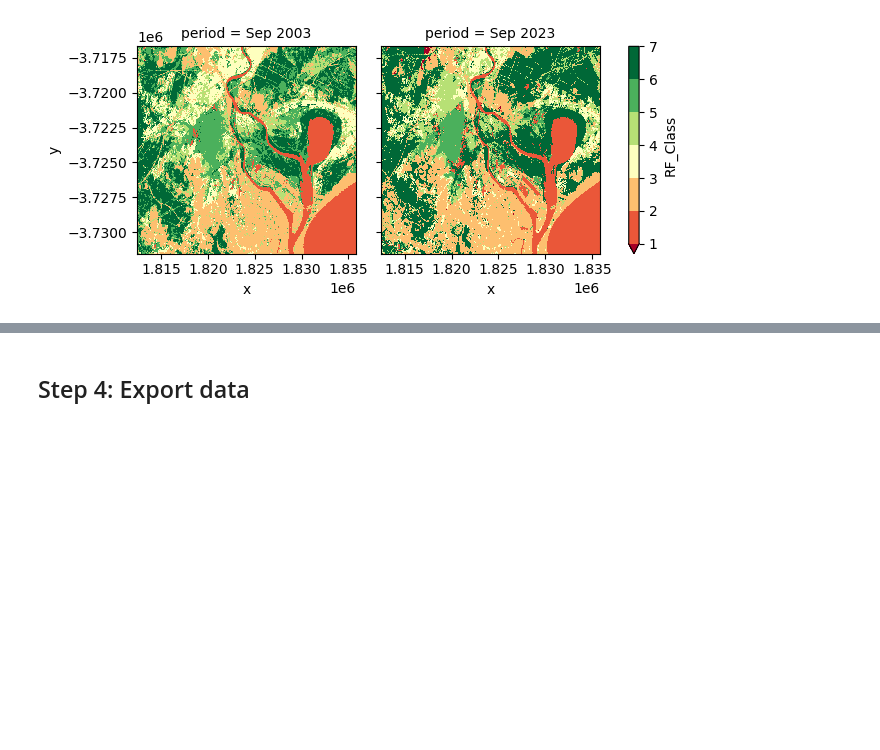
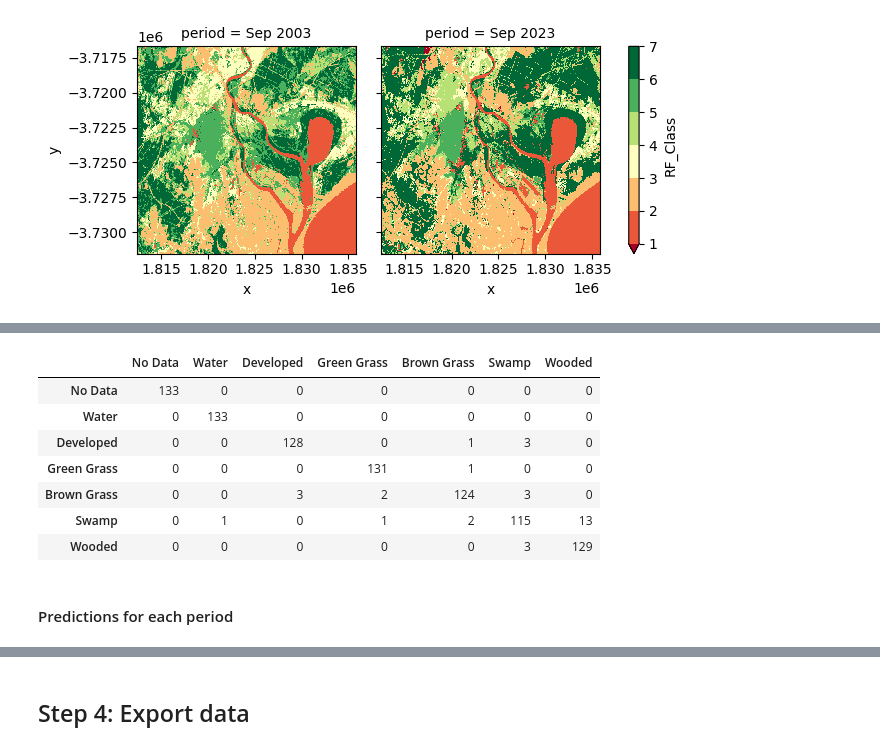
Before and after one commit to mjdear68/Hunter_Estuary_KBA, a Jupyter notebook: nbk/class_data_prep.ipynb, the cells around one changed output, grey strips where cells are left out. Saved outputs shown, nothing was run; the diff lists cells and outputs as text; code cells hidden in the pictures; blank space fills up the shorter version.

```diff
--- a/nbk/class_data_prep.ipynb
+++ b/nbk/class_data_prep.ipynb
@@ -642,0 +945,3 @@ ds.RF_Class.plot(col='period',
+# %%
+svm_vars = [list(ds.data_vars.keys())[i] for i in np.arange(9)]
+svm_vars
@@ -642,0 +971,7 @@ ds.RF_Class.plot(col='period',
+# %%
+X = [gdf[svm_vars] for gdf in gtp_equal]
+y = [gdf[y_var] for gdf in gtp_equal]
+# %%
+# Need to use `stratify` to get the same number of samples in each class
+# https://stackoverflow.com/a/29477256/8299958
+gtp_tt = [train_test_split(X[i], y[i], test_size=0.2, stratify=y[i], random_state=random_state) for i in [0,1]]
@@ -642,0 +1080,15 @@ ds.RF_Class.plot(col='period',
+# %%
+# For copying to the report
+cm[0]
+# cm[1]
+# %% [output]
+|  | No Data | Water | Developed | Green Grass | Brown Grass | Swamp | Wooded |
+| No Data | 133 | 0 | 0 | 0 | 0 | 0 | 0 |
+| Water | 0 | 133 | 0 | 0 | 0 | 0 | 0 |
+| Developed | 0 | 0 | 128 | 0 | 1 | 3 | 0 |
+| Green Grass | 0 | 0 | 0 | 131 | 1 | 0 | 0 |
+| Brown Grass | 0 | 0 | 3 | 2 | 124 | 3 | 0 |
+| Swamp | 0 | 1 | 0 | 1 | 2 | 115 | 13 |
+| Wooded | 0 | 0 | 0 | 0 | 0 | 3 | 129 |
+# %% [markdown]
+#### Predictions for each period
```
Also changed, not shown: parts of 30 cells of this notebook, 3 other files.
